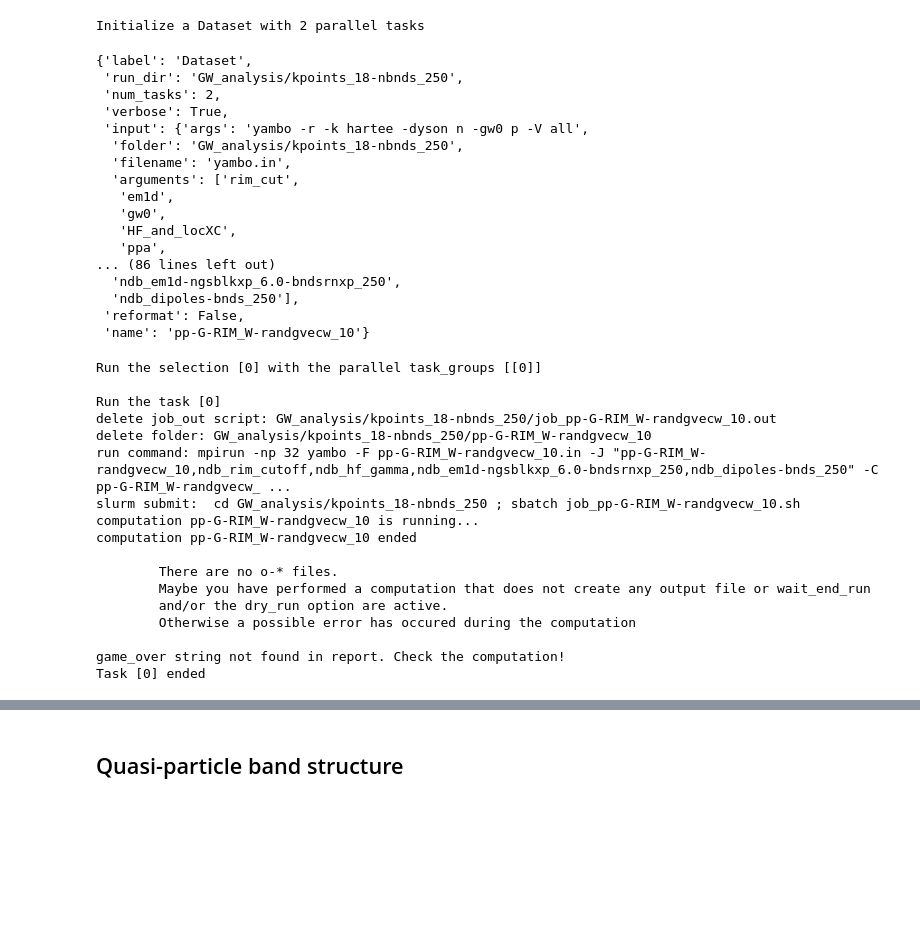
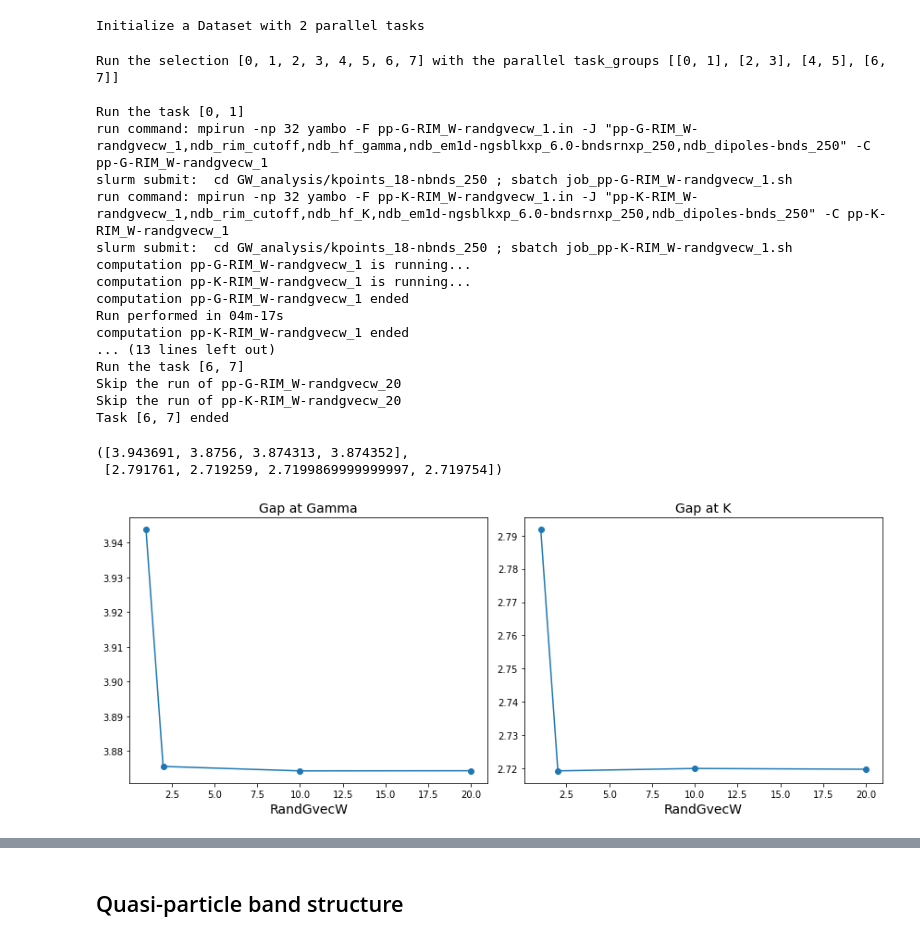
Before and after one commit to marcodalessandro76/MoS2, a Jupyter notebook: GW_Analysis.ipynb, the cells around one changed output, grey strips where cells are left out. Cells and saved outputs as stored; diff of their text form; code cells hidden in the pictures; blank space fills up the shorter version.

```diff
--- a/GW_Analysis.ipynb
+++ b/GW_Analysis.ipynb
@@ -900,7 +900,7 @@ inp['variables']['DIP_CPU'] = '1.%s.%s'%(ntasks_c,ntasks_v)
 # %% [output]
 16 2
 # %%
-RandGvecW =[10]
+RandGvecW =[1,2,10,20]
 
 study = D.Dataset(num_tasks=2,verbose=True)
 study.set_postprocessing_function(PP.yambo_parse_data)
@@ -919,23 +919,3 @@ for randgvecw in RandGvecW:
             jobname=[idd,'ndb_rim_cutoff','ndb_hf_K','ndb_em1d-ngsblkxp_%s-bndsrnxp_%s'%(NGsBlkXp,BndsRnXp[1]),'ndb_dipoles-bnds_250'],reformat=False)
 # %% [output]
 Initialize a Dataset with 2 parallel tasks
-# %%
-study.runs[0]
-# %% [output]
-{'label': 'Dataset',
- 'run_dir': 'GW_analysis/kpoints_18-nbnds_250',
- 'num_tasks': 2,
- 'verbose': True,
- 'input': {'args': 'yambo -r -k hartee -dyson n -gw0 p -V all',
-  'folder': 'GW_analysis/kpoints_18-nbnds_250',
-  'filename': 'yambo.in',
-  'arguments': ['rim_cut',
-   'em1d',
-   'gw0',
-   'HF_and_locXC',
-   'ppa',
-... (86 lines left out)
-  'ndb_em1d-ngsblkxp_6.0-bndsrnxp_250',
-  'ndb_dipoles-bnds_250'],
- 'reformat': False,
- 'name': 'pp-G-RIM_W-randgvecw_10'}
@@ -942,20 +924,41 @@ study.runs[0]
 # %%
-results = study.run(selection = [0])
+results = study.run()
 # %% [output]
-Run the selection [0] with the parallel task_groups [[0]]
+Run the selection [0, 1, 2, 3, 4, 5, 6, 7] with the parallel task_groups [[0, 1], [2, 3], [4, 5], [6, 7]]
 
-Run the task [0]
-delete job_out script: GW_analysis/kpoints_18-nbnds_250/job_pp-G-RIM_W-randgvecw_10.out
-delete folder: GW_analysis/kpoints_18-nbnds_250/pp-G-RIM_W-randgvecw_10
-run command: mpirun -np 32 yambo -F pp-G-RIM_W-randgvecw_10.in -J "pp-G-RIM_W-randgvecw_10,ndb_rim_cutoff,ndb_hf_gamma,ndb_em1d-ngsblkxp_6.0-bndsrnxp_250,ndb_dipoles-bnds_250" -C pp-G-RIM_W-randgvecw_ ...
-slurm submit:  cd GW_analysis/kpoints_18-nbnds_250 ; sbatch job_pp-G-RIM_W-randgvecw_10.sh
-computation pp-G-RIM_W-randgvecw_10 is running...
-computation pp-G-RIM_W-randgvecw_10 ended
-
-        There are no o-* files.
-        Maybe you have performed a computation that does not create any output file or wait_end_run
-        and/or the dry_run option are active.
-        Otherwise a possible error has occured during the computation
-
-game_over string not found in report. Check the computation!
-Task [0] ended
+Run the task [0, 1]
+run command: mpirun -np 32 yambo -F pp-G-RIM_W-randgvecw_1.in -J "pp-G-RIM_W-randgvecw_1,ndb_rim_cutoff,ndb_hf_gamma,ndb_em1d-ngsblkxp_6.0-bndsrnxp_250,ndb_dipoles-bnds_250" -C pp-G-RIM_W-randgvecw_1
+slurm submit:  cd GW_analysis/kpoints_18-nbnds_250 ; sbatch job_pp-G-RIM_W-randgvecw_1.sh
+run command: mpirun -np 32 yambo -F pp-K-RIM_W-randgvecw_1.in -J "pp-K-RIM_W-randgvecw_1,ndb_rim_cutoff,ndb_hf_K,ndb_em1d-ngsblkxp_6.0-bndsrnxp_250,ndb_dipoles-bnds_250" -C pp-K-RIM_W-randgvecw_1
+slurm submit:  cd GW_analysis/kpoints_18-nbnds_250 ; sbatch job_pp-K-RIM_W-randgvecw_1.sh
+computation pp-G-RIM_W-randgvecw_1 is running...
+computation pp-K-RIM_W-randgvecw_1 is running...
+computation pp-G-RIM_W-randgvecw_1 ended
+Run performed in 04m-17s
+computation pp-K-RIM_W-randgvecw_1 ended
+... (13 lines left out)
+Run the task [6, 7]
+Skip the run of pp-G-RIM_W-randgvecw_20
+Skip the run of pp-K-RIM_W-randgvecw_20
+Task [6, 7] ended
+# %%
+results_G, results_K = study.fetch_results(id='-G-'),study.fetch_results(id='-K-')
+gap_G = [r.data.get_gap(k_full=Gamma_index,band_full=start_band,verbose=False) for r in results_G]
+gap_K = [r.data.get_gap(k_full=K_index,band_full=start_band,verbose=False) for r in results_K]
+gap_G,gap_K
+# %% [output]
+([3.943691, 3.8756, 3.874313, 3.874352],
+ [2.791761, 2.719259, 2.7199869999999997, 2.719754])
+# %%
+fig, axes = plt.subplots(nrows=1, ncols=2, figsize=(12, 5))
+axes[0].plot(RandGvecW,gap_G)
+axes[0].scatter(RandGvecW,gap_G)
+axes[0].set_title('Gap at Gamma',size=14)
+axes[0].set_xlabel('RandGvecW',size=14)
+axes[1].plot(RandGvecW, gap_K)
+axes[1].scatter(RandGvecW,gap_K)
+axes[1].set_xlabel('RandGvecW',size=14)
+axes[1].set_title('Gap at K',size=14)
+fig.tight_layout()
+# %% [output]
+[figure, added]
```
Also changed, not shown: parts of 25 cells of this notebook.
